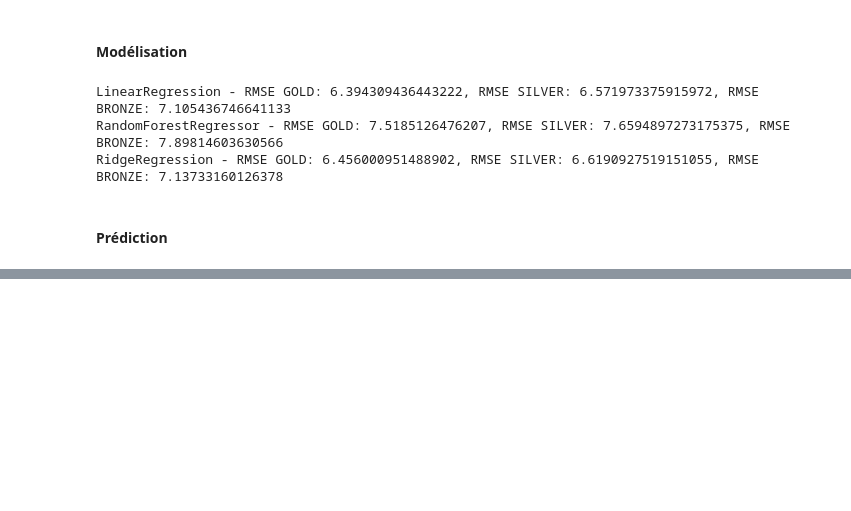
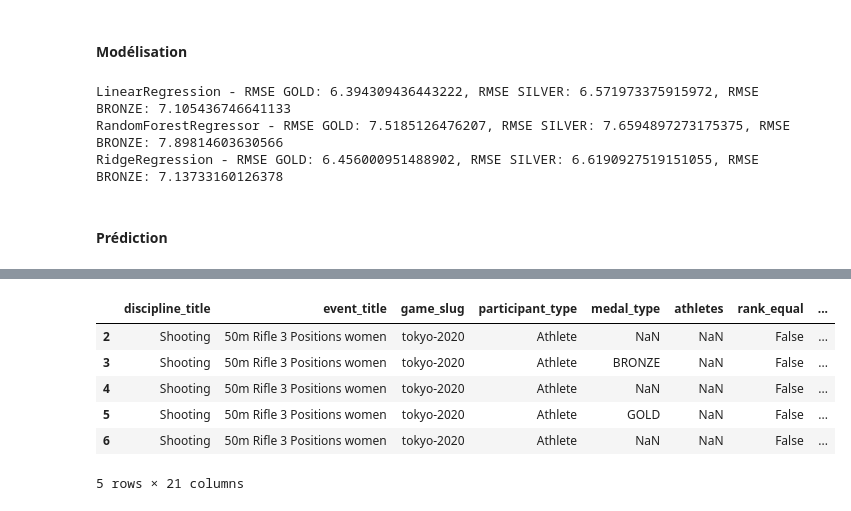
Before and after one commit to IsianDreemrr/HackathonGRP19, a Jupyter notebook: Notebook/Antoine/Prediction_FILES.ipynb, the cells around one changed output, grey strips where cells are left out. Drawn from its saved outputs; the diff is of its cells as text; code cells hidden in the pictures; blank space fills up the shorter version.

```diff
--- a/Notebook/Antoine/jo2024_IA.ipynb
+++ b/Notebook/Antoine/Prediction_FILES.ipynb
@@ -527,0 +539,20 @@ Predictions for RidgeRegression:
+# %%
+# Filtrer les athlètes avec un nom renseigné
+summer_olympics_clean = summer_olympics[summer_olympics['athlete_full_name'].notna()]
+
+# Fusionner avec les données des athlètes pour obtenir l'année de naissance
+summer_olympics_clean = summer_olympics_clean.merge(olympic_athlete[['athlete_full_name', 'athlete_year_birth']], on='athlete_full_name', how='left')
+
+# Filtrer les athlètes avec une année de naissance renseignée et nés après 1994
+summer_olympics_clean = summer_olympics_clean[summer_olympics_clean['athlete_year_birth'].notna() & (summer_olympics_clean['athlete_year_birth'] >= 1994)]
+
+# Afficher les premières lignes pour vérifier
+summer_olympics_clean.head()
+# %% [output]
+|  | discipline_title | event_title | game_slug | participant_type | medal_type | athletes | rank_equal | ... |
+| 2 | Shooting | 50m Rifle 3 Positions women | tokyo-2020 | Athlete | NaN | NaN | False | ... |
+| 3 | Shooting | 50m Rifle 3 Positions women | tokyo-2020 | Athlete | BRONZE | NaN | False | ... |
+| 4 | Shooting | 50m Rifle 3 Positions women | tokyo-2020 | Athlete | NaN | NaN | False | ... |
+| 5 | Shooting | 50m Rifle 3 Positions women | tokyo-2020 | Athlete | GOLD | NaN | False | ... |
+| 6 | Shooting | 50m Rifle 3 Positions women | tokyo-2020 | Athlete | NaN | NaN | False | ... |
+5 rows × 21 columns
```
Also changed, not shown: parts of 11 cells of this notebook, 2 other files.
